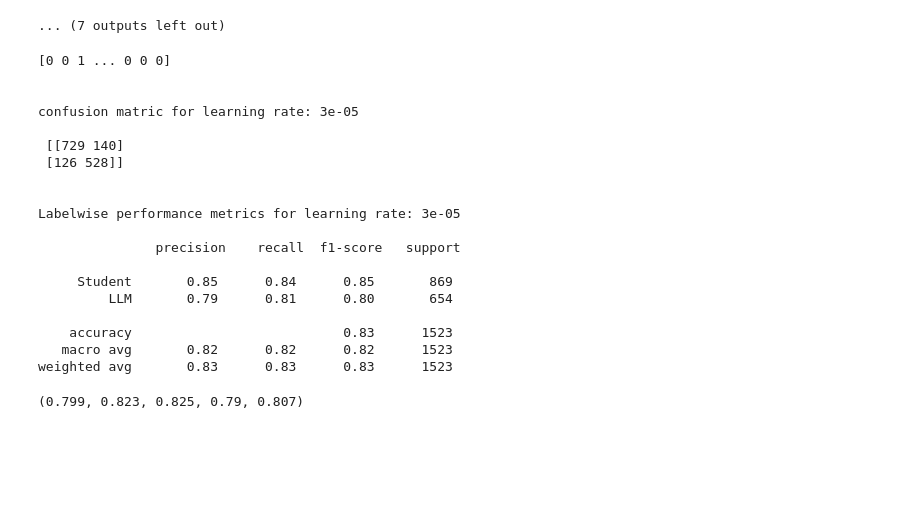
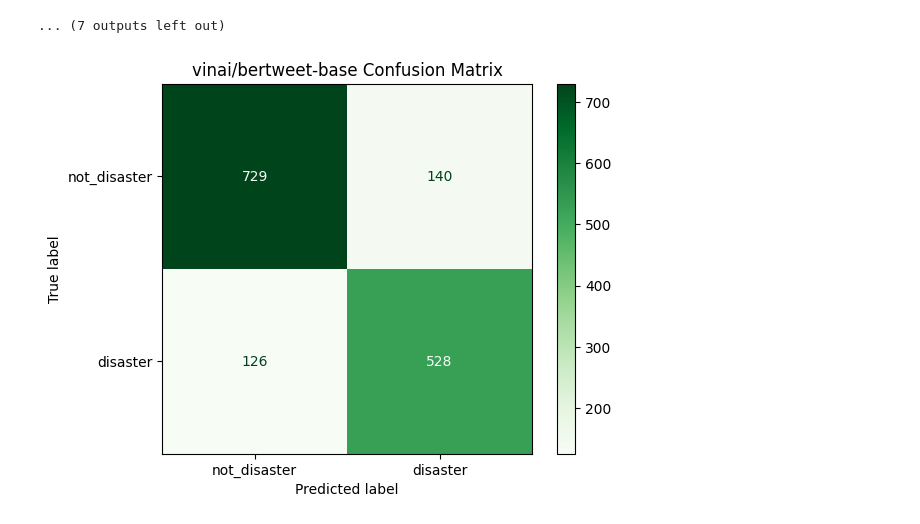
Before and after one commit to GunaJaganathan/detect-disaster-related-tweets, a Jupyter notebook: main.ipynb, the cells around one changed output. Saved outputs shown, nothing was run; the diff lists cells and outputs as text; code cells hidden in the pictures; blank space fills up the shorter version.

Commit message:
fix plot_confusion_matrix(function)

```diff
--- a/main.ipynb
+++ b/main.ipynb
@@ -117,7 +118,7 @@ def preprocessing(text):
    pp_text = " ".join (word_lemma)
    return pp_text
 # %%
-def get_performance_score(self, actual_label : list, predicted_label : list):
+def get_performance_score(actual_label : list, predicted_label : list):
     '''Function to calculate the performance metric using sklearn.
 
     Parameters
@@ -140,10 +141,18 @@ def get_performance_score(self, actual_label : list, predicted_label : list):
     AUROC = metrics.roc_auc_score(actual_label, predicted_label)
     accuracy = metrics.accuracy_score(actual_label, predicted_label)
     f1_score = metrics.f1_score(actual_label, predicted_label,pos_label=1)
+    confusion_mat = metrics.confusion_matrix(actual_label, predicted_label)
     metrics_list = [f1_score, accuracy, precision, recall, AUROC]
     metrics_list = pd.DataFrame(metrics_list).T
     metrics_df = metrics_list.rename(columns={0:'F1',1:'Accuracy',2:'Precision',3:'Recall',4:'AUROC'})
-    return metrics_df
+    return metrics_df, confusion_mat
+# %%
+def plot_confusion_matrix(confusion_mat, model_name):
+    cm_plot = ConfusionMatrixDisplay(confusion_matrix=confusion_mat,display_labels=['not_disaster','disaster'])
+    title = model_name + " Confusion Matrix"
+    cm_plot.plot(cmap=plt.cm.Greens)
+    plt.title(title)
+    plt.show()
 # %% [markdown]
 ## Variable definitions
  - train_tweets - Preprocessed tweets for training
@@ -338,27 +347,10 @@ predictions =  predictions_prob.predictions
 predictions = np.argmax(predictions,axis=1)
 predicted_lables = np.array(predictions, dtype = int)
 actual_labels = np.array(actual_label, dtype = int)
-metrics_df = get_performance_score(actual_labels, predicted_lables)
+metrics_df, confusion_mat = get_performance_score(actual_labels, predicted_lables)
-# %% [output]
-[0 0 1 ... 0 0 0]
-
-
-confusion matric for learning rate: 3e-05
-
- [[729 140]
- [126 528]]
-
-
-Labelwise performance metrics for learning rate: 3e-05
-
-               precision    recall  f1-score   support
-
-     Student       0.85      0.84      0.85       869
-         LLM       0.79      0.81      0.80       654
-
-    accuracy                           0.83      1523
-   macro avg       0.82      0.82      0.82      1523
-weighted avg       0.83      0.83      0.83      1523
-(0.799, 0.823, 0.825, 0.79, 0.807)
+# %%
+plot_confusion_matrix(confusion_mat, model_name)
+# %% [output]
+[figure, added]
 # %%
 trainer.save_model(output_dir = 'model/bertweet/')
```
Also changed, not shown: parts of 1 cell of this notebook.
